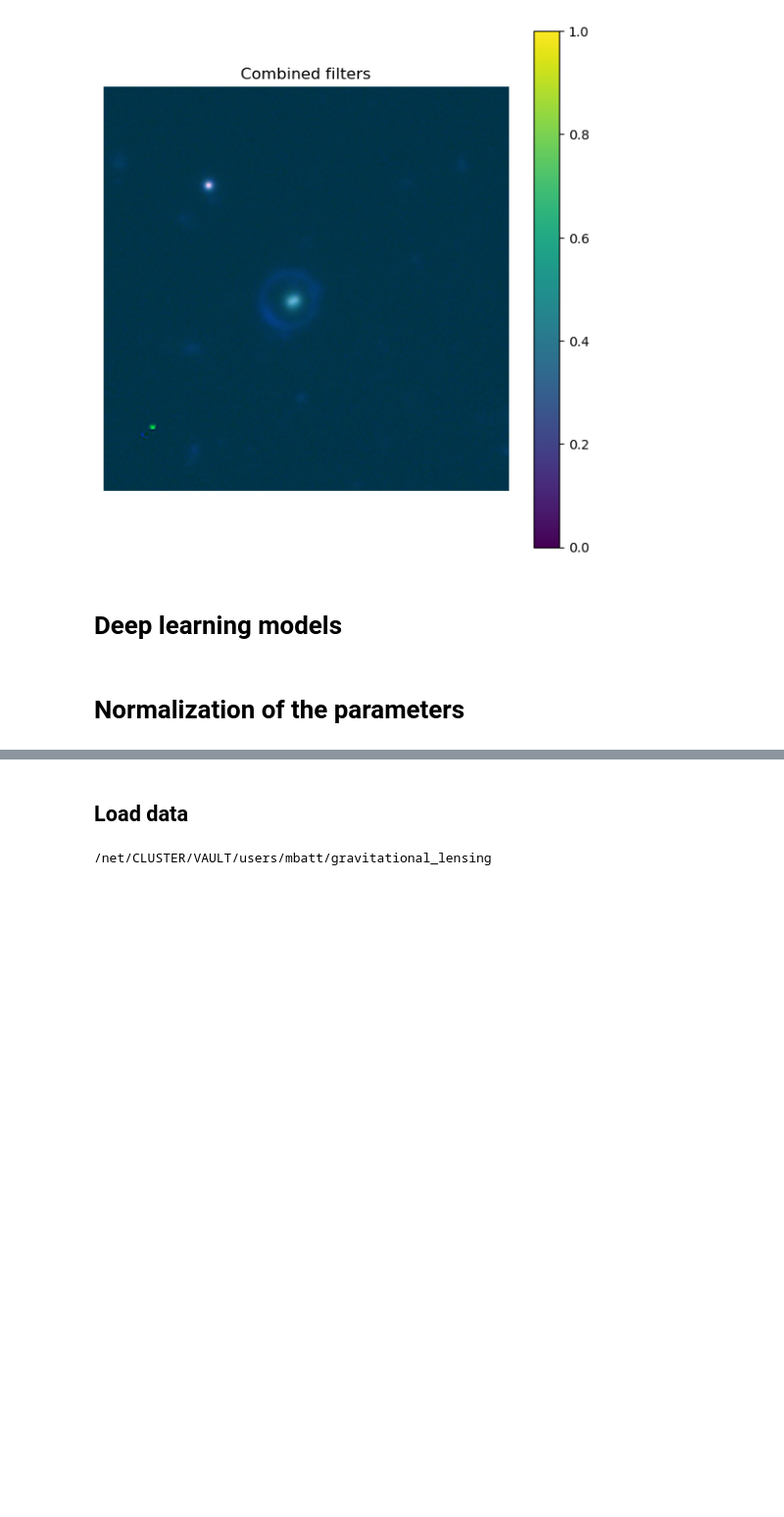
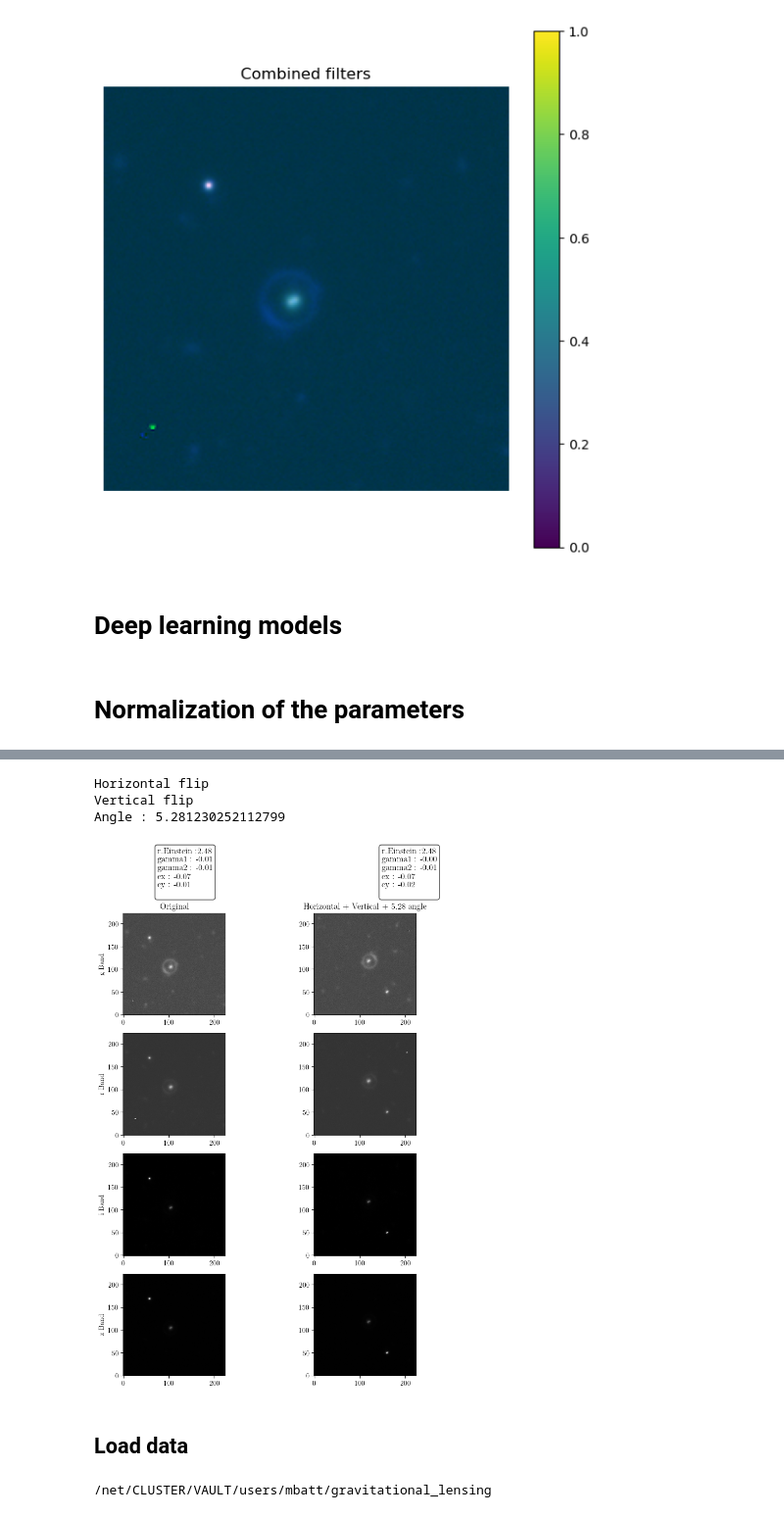
Before and after one commit to matthbatt/Deep-learning-gravitational-lensing, a Jupyter notebook: ViT_Dinov2.ipynb, the cells around one changed output, grey strips where cells are left out. Shown at 98% size. Drawn from its saved outputs; the diff is of its cells as text; code cells hidden in the pictures; blank space fills up the shorter version.

```diff
--- a/ViT_Dinov2.ipynb
+++ b/ViT_Dinov2.ipynb
@@ -259,3 +347,82 @@ dff = pd.read_csv('/home/mbatt/gravitational_lensing/ready_data.csv', index_col
+# %%
+from astropy.io import fits
+import matplotlib.pyplot as plt
+import numpy as np
+import os
+import random
+import copy
+
+plt.rcParams["text.usetex"] = True
+plt.rcParams["font.family"] = "serif"
+plt.rcParams["font.serif"] = ["Computer Modern Roman"]
+
+folder =  "/net/CLUSTER/VAULT/users/mbatt/data/"
+
+file = os.path.join(folder, df_sample.location.values[image_index].split("/")[1] + ".pt")
+images = torch.load(file)[::2]
+Y = torch.from_numpy(df_sample[df_sample.index == image_index][['r_Einstein', 'gamma1', 'gamma2', 'ex', 'ey']].values[0])
+y_2 = copy.deepcopy(Y)
+img_2, y_2, actions = augment_batch(images, y_2)
+# print("Opening:", file)
+
+fig, axes = plt.subplots(4, 2, figsize=(9, 10))
+
+bandes = ['g', 'r', 'i', 'z']
+for k in range(4):
+    axes[k,0].imshow(images[k], origin='lower', cmap='gray')
+    axes[k,1].imshow(img_2[k], origin='lower', cmap='gray')
+    # axes[k,0].axis('off')
+    # axes[k,1].axis('off')
+    axes[k,0].set_ylabel(f'{bandes[k]} Band')
+
+axes[0,0].set_title('Original')
+axes[0,1].set_title(" + ".join(str(w) for w in actions[:-1]) + f' + {actions[-1]:.2f} angle')
+
+plt.tight_layout()
+
+
+plt.text(
+    0.25, 1,                     # x, y position in AXIS coordinates (0–1)
+    (f'r_Einstein :{Y[0]:.2f}\n'
+        f'gamma1 : {Y[1]:.2f}\n'
+     f'gamma2 : {Y[2]:.2f}\n'
+f'ex : {Y[3]:.2f}\n'
+f'ey : {Y[4]:.2f}\n'
+    ),   # text
+    transform=fig.transFigure,
+    fontsize=12,
+    color="black",
+    bbox=dict(
+        facecolor="white",
+        edgecolor="black",
+        boxstyle="round,pad=0.3",
+        alpha=0.8
+    )
+)
+plt.text(
+    0.75, 1,                     # x, y position in AXIS coordinates (0–1)
+        (f'r_Einstein :{y_2[0]:.2f}\n'
+        f'gamma1 : {y_2[1]:.2f}\n'
+     f'gamma2 : {y_2[2]:.2f}\n'
+f'ex : {y_2[3]:.2f}\n'
+f'ey : {y_2[4]:.2f}\n'
+    ),   # text,   # text
+    transform=fig.transFigure,
+    fontsize=12,
+    color="black",
+    bbox=dict(
+        facecolor="white",
+        edgecolor="black",
+        boxstyle="round,pad=0.3",
+        alpha=0.8
+    )
+)
+plt.show()
+# %% [output]
+Horizontal flip
+Vertical flip
+Angle : 5.281230252112799
+[figure, added]
 # %% [markdown]
 ## Load data
 # %%
```
Also changed, not shown: parts of 10 cells of this notebook, 6 other files.
